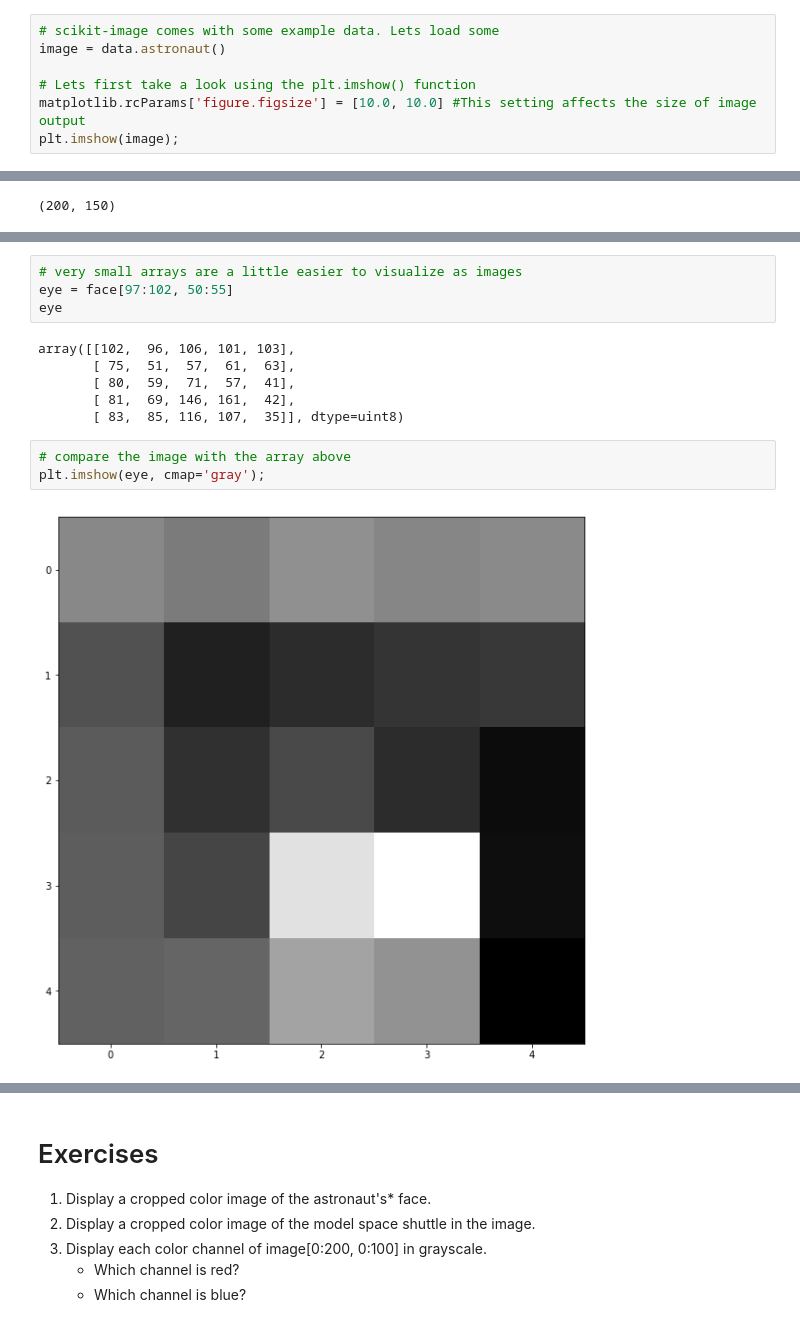
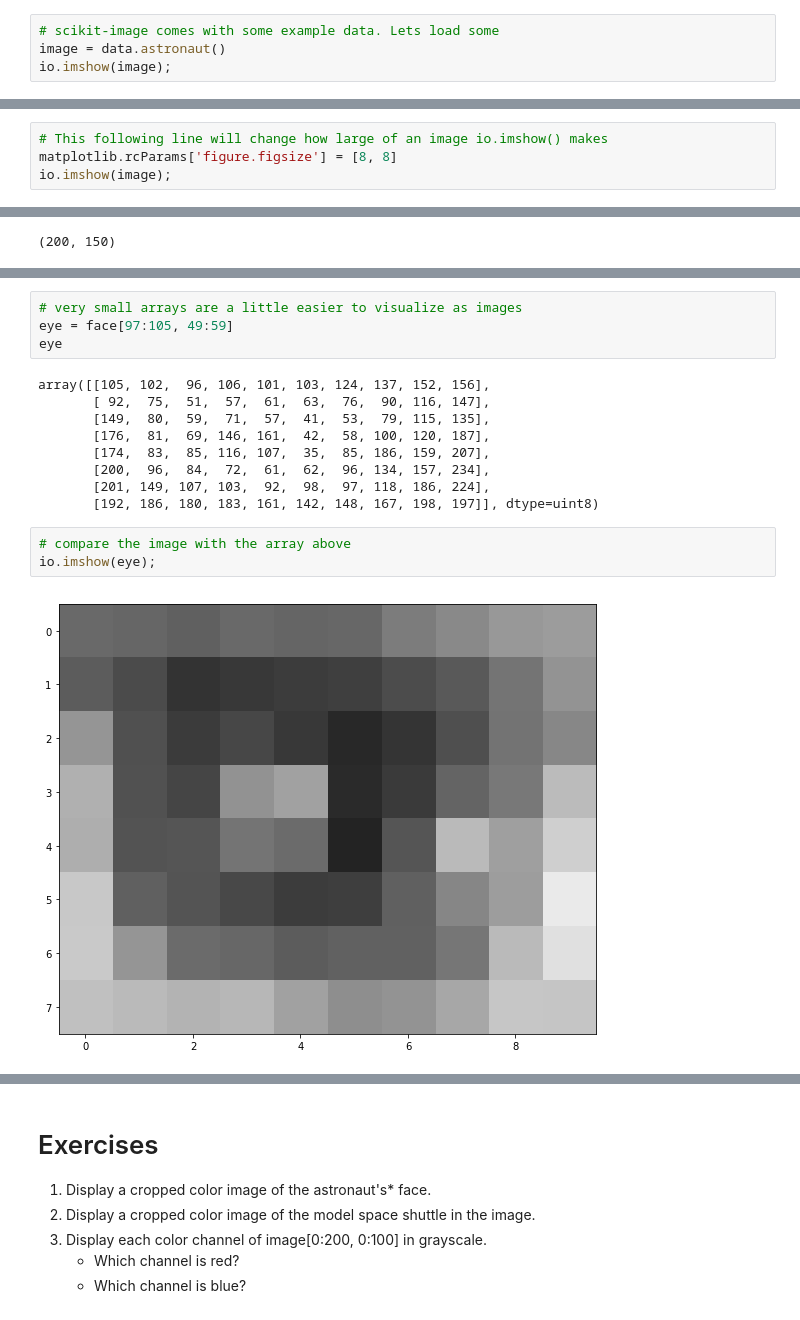
Before and after one commit to cxt106/PythonImagingBasic, a Jupyter notebook: lessons/solutions/1-Images_are_arrays (with solutions).ipynb, the cells around one changed output, grey strips where cells are left out. Drawn from its saved outputs; the diff is of its cells as text.

```diff
--- a/lessons/solutions/1-Images_are_arrays (with solutions).ipynb
+++ b/lessons/solutions/1-Images_are_arrays (with solutions).ipynb
@@ -14,8 +13,5 @@ from skimage import data
 # %%
 # scikit-image comes with some example data. Lets load some
 image = data.astronaut()
-
-# Lets first take a look using the plt.imshow() function
-matplotlib.rcParams['figure.figsize'] = [10.0, 10.0] #This setting affects the size of image output
-plt.imshow(image);
+io.imshow(image);
 # %% [output]
@@ -22,0 +19,4 @@ plt.imshow(image);
+# %%
+# This following line will change how large of an image io.imshow() makes
+matplotlib.rcParams['figure.figsize'] = [8, 8]
+io.imshow(image);
@@ -91,18 +88,21 @@ plt.imshow(face, cmap='gray');
 # %%
 # very small arrays are a little easier to visualize as images
-eye = face[97:102, 50:55]
+eye = face[97:105, 49:59]
 eye
 # %% [output]
-array([[102,  96, 106, 101, 103],
-       [ 75,  51,  57,  61,  63],
-       [ 80,  59,  71,  57,  41],
-       [ 81,  69, 146, 161,  42],
-       [ 83,  85, 116, 107,  35]], dtype=uint8)
+array([[105, 102,  96, 106, 101, 103, 124, 137, 152, 156],
+       [ 92,  75,  51,  57,  61,  63,  76,  90, 116, 147],
+       [149,  80,  59,  71,  57,  41,  53,  79, 115, 135],
+       [176,  81,  69, 146, 161,  42,  58, 100, 120, 187],
+       [174,  83,  85, 116, 107,  35,  85, 186, 159, 207],
+       [200,  96,  84,  72,  61,  62,  96, 134, 157, 234],
+       [201, 149, 107, 103,  92,  98,  97, 118, 186, 224],
+       [192, 186, 180, 183, 161, 142, 148, 167, 198, 197]], dtype=uint8)
 # %%
 # compare the image with the array above
-plt.imshow(eye, cmap='gray');
+io.imshow(eye);
 # %% [output]
-[figure, old version]
+[figure, new version]
 # %%
 # we can easily perform math on our numpy.ndarray
 eye - 34
```
Also changed, not shown: parts of 23 cells of this notebook, 4 other files.
